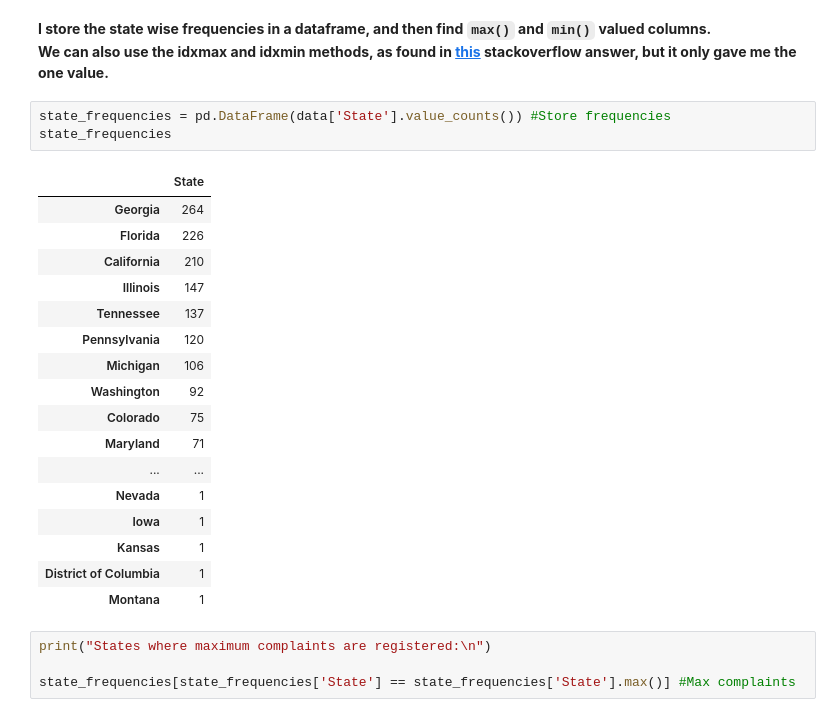
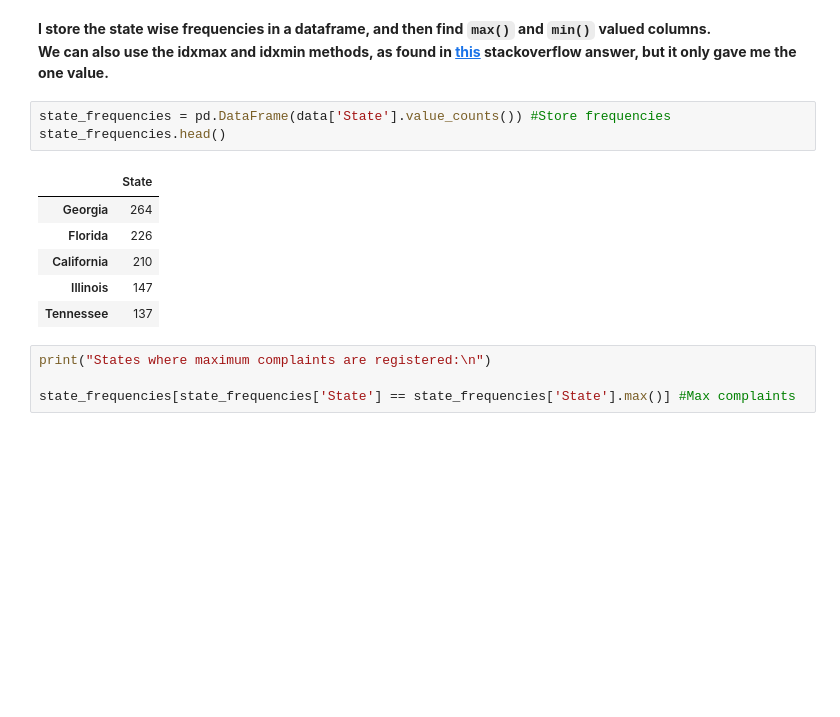
Before and after one commit to parthdt/B.Tech-Codes, a Jupyter notebook: Machine Learning/Assignment 1/ML_Assignment1_2017UCS0047.ipynb, the cells around one changed output. Saved outputs shown, nothing was run; the diff lists cells and outputs as text; blank space fills up the shorter version.

```diff
--- a/Machine Learning/Assignment 1/ML_Assignment1_2017UCS0047.ipynb
+++ b/Machine Learning/Assignment 1/ML_Assignment1_2017UCS0047.ipynb
@@ -152,25 +152,14 @@ plt.show()
 **We can also use the idxmax and idxmin methods, as found in [this](https://stackoverflow.com/questions/15138973/how-to-get-the-number-of-the-most-frequent-value-in-a-column) stackoverflow answer, but it only gave me the one value.**
 # %%
 state_frequencies = pd.DataFrame(data['State'].value_counts()) #Store frequencies
-state_frequencies
+state_frequencies.head()
 # %% [output]
 |  | State |
 | Georgia | 264 |
 | Florida | 226 |
 | California | 210 |
 | Illinois | 147 |
 | Tennessee | 137 |
-| Pennsylvania | 120 |
-| Michigan | 106 |
-| Washington | 92 |
-| Colorado | 75 |
-| Maryland | 71 |
-| ... | ... |
-| Nevada | 1 |
-| Iowa | 1 |
-| Kansas | 1 |
-| District of Columbia | 1 |
-| Montana | 1 |
 # %%
 print("States where maximum complaints are registered:\n")
 
```
Also changed, not shown: parts of 62 cells of this notebook, 1 other file.
